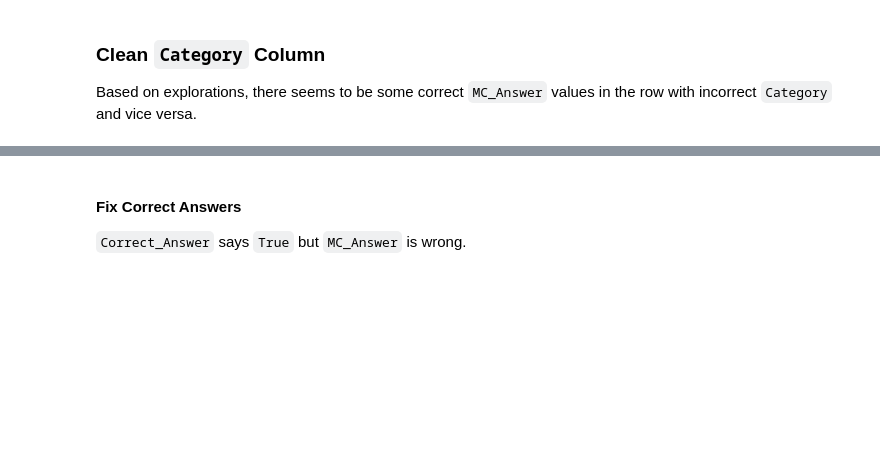
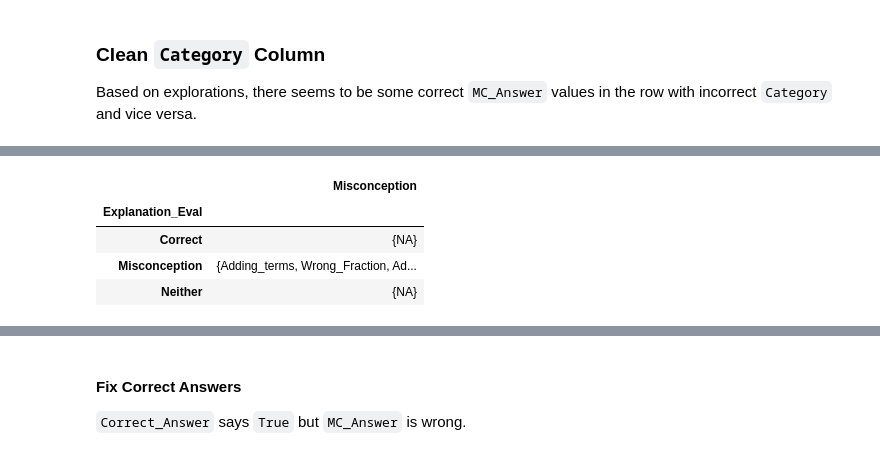
Before and after one commit to MartinRajniak/map-charting-student-math-misunderstandings, a Jupyter notebook: map-charting-student-math-misunderstandings.ipynb, the cells around one changed output, grey strips where cells are left out. Drawn from its saved outputs; the diff is of its cells as text; code cells hidden in the pictures; blank space fills up the shorter version.

```diff
--- a/map-charting-student-math-misunderstandings.ipynb
+++ b/map-charting-student-math-misunderstandings.ipynb
@@ -181,0 +224,9 @@ train_df.head(2)
+# %%
+# Make sure all Misconceptions occur only when Explanation_Eval is Misconception
+train_df[["Explanation_Eval", "Misconception"]].groupby("Explanation_Eval").agg(set)
+# %% [output]
+|  | Misconception |
+| Explanation_Eval |  |
+| Correct | {NA} |
+| Misconception | {Adding_terms, Wrong_Fraction, Ad... |
+| Neither | {NA} |
```
Also changed, not shown: parts of 18 cells of this notebook.
